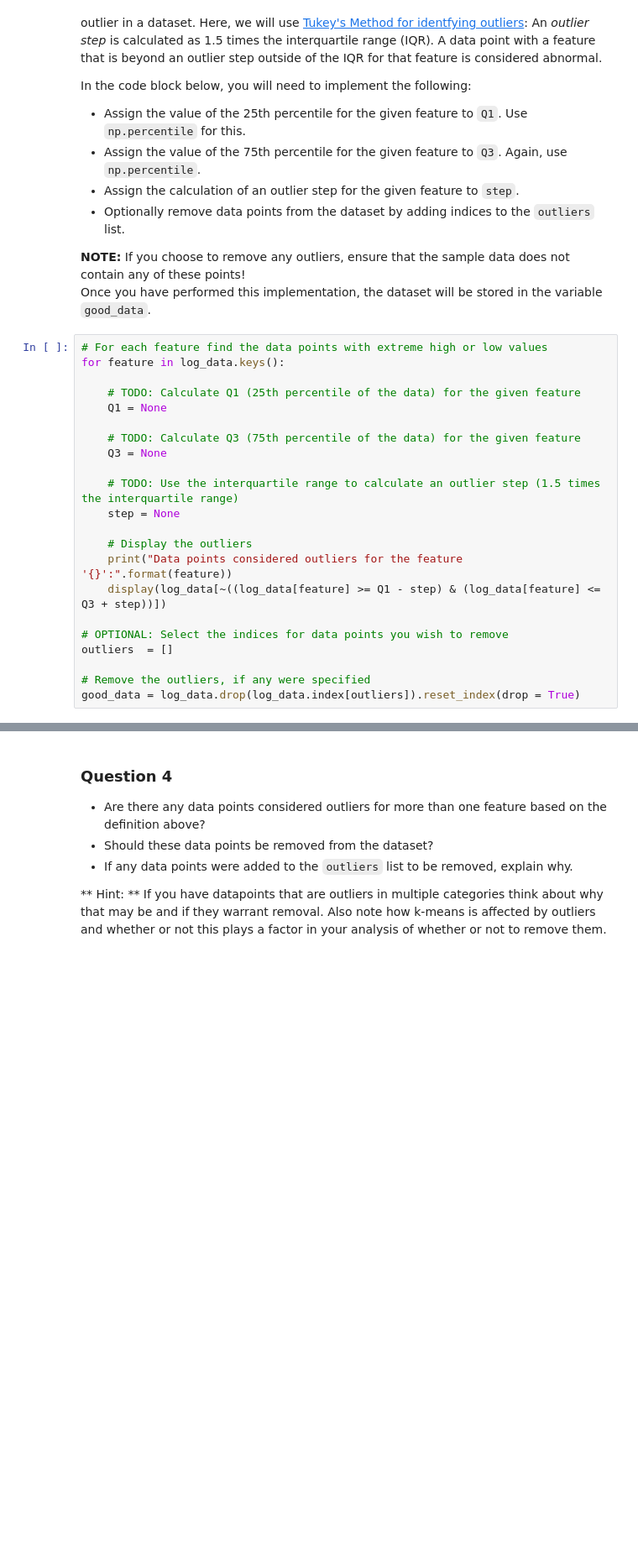
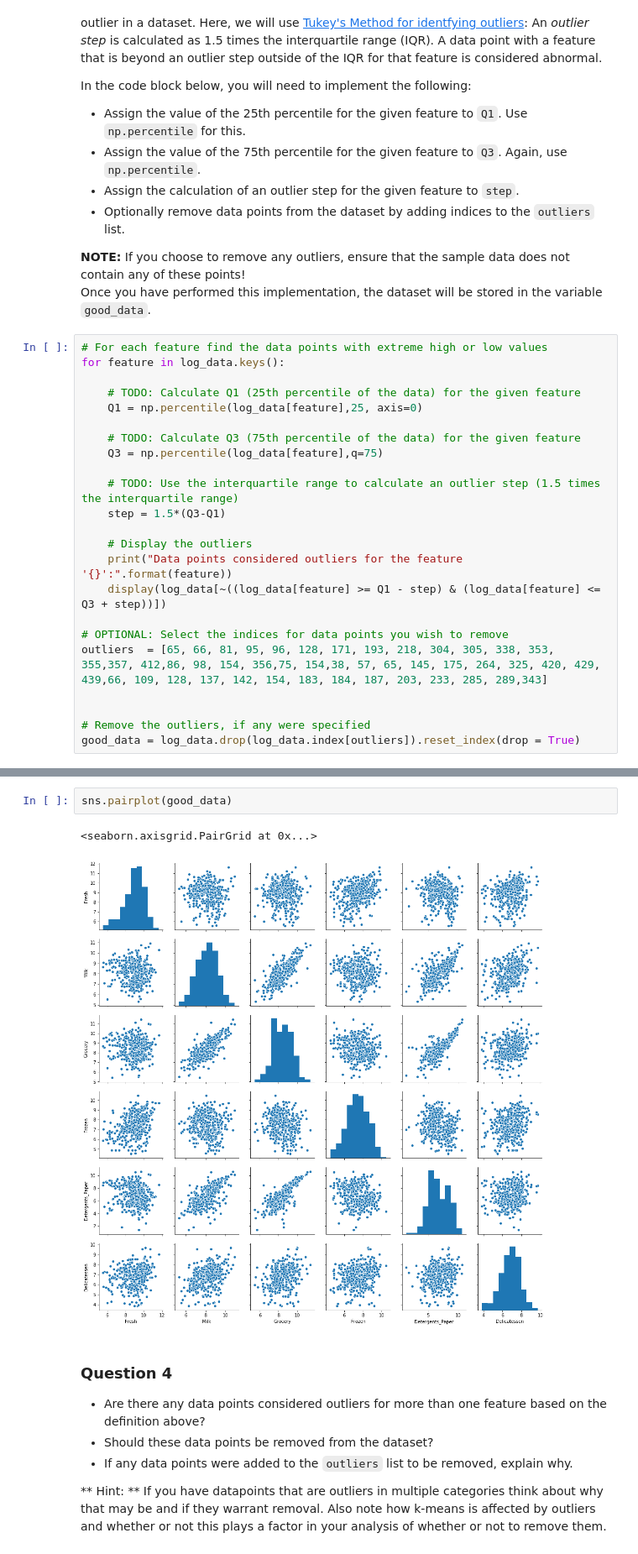
Before and after one commit to kartheekakkur/Customer_segement, a Jupyter notebook: customer_segments.ipynb, the cells around one changed output, grey strips where cells are left out. Shown at 84% size. Drawn from its saved outputs; the diff is of its cells as text; blank space fills up the shorter version.

```diff
--- a/customer_segments.ipynb
+++ b/customer_segments.ipynb
@@ -241,20 +254,21 @@ Once you have performed this implementation, the dataset will be stored in the v
 for feature in log_data.keys():
 
     # TODO: Calculate Q1 (25th percentile of the data) for the given feature
-    Q1 = None
+    Q1 = np.percentile(log_data[feature],25, axis=0)
 
     # TODO: Calculate Q3 (75th percentile of the data) for the given feature
-    Q3 = None
+    Q3 = np.percentile(log_data[feature],q=75)
 
     # TODO: Use the interquartile range to calculate an outlier step (1.5 times the interquartile range)
-    step = None
+    step = 1.5*(Q3-Q1)
 
     # Display the outliers
     print("Data points considered outliers for the feature '{}':".format(feature))
     display(log_data[~((log_data[feature] >= Q1 - step) & (log_data[feature] <= Q3 + step))])
 
 # OPTIONAL: Select the indices for data points you wish to remove
-outliers  = []
+outliers  = [65, 66, 81, 95, 96, 128, 171, 193, 218, 304, 305, 338, 353, 355,357, 412,86, 98, 154, 356,75, 154,38, 57, 65, 145, 175, 264, 325, 420, 429, 439,66, 109, 128, 137, 142, 154, 183, 184, 187, 203, 233, 285, 289,343]
+
 
 # Remove the outliers, if any were specified
 good_data = log_data.drop(log_data.index[outliers]).reset_index(drop = True)
@@ -261,3 +340,8 @@ good_data = log_data.drop(log_data.index[outliers]).reset_index(drop = True)
+# %%
+sns.pairplot(good_data)
+# %% [output]
+<seaborn.axisgrid.PairGrid at 0x...>
+[figure, added]
 # %% [markdown]
 ### Question 4
 * Are there any data points considered outliers for more than one feature based on the definition above?
```
Also changed, not shown: parts of 35 cells of this notebook, 1 other file.
